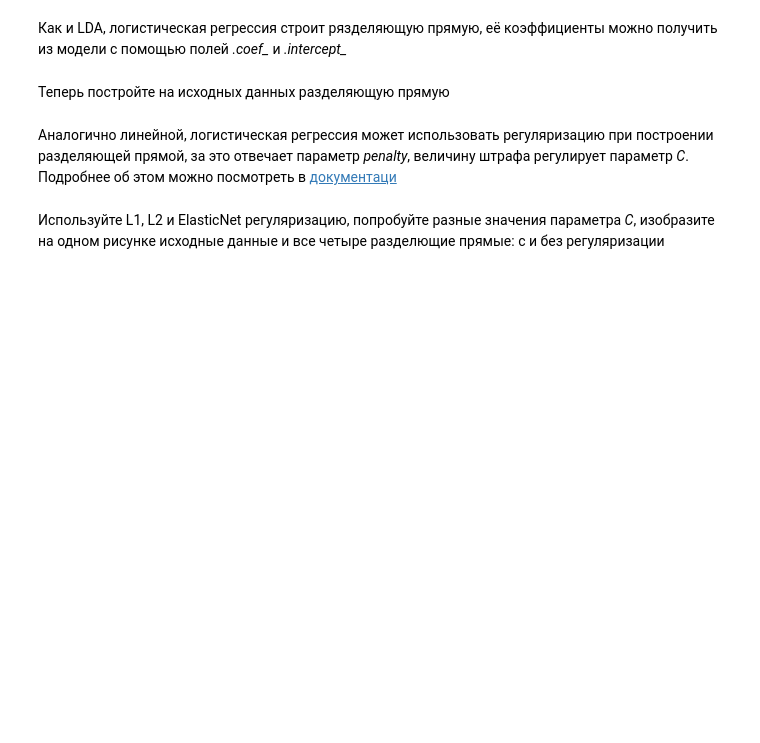
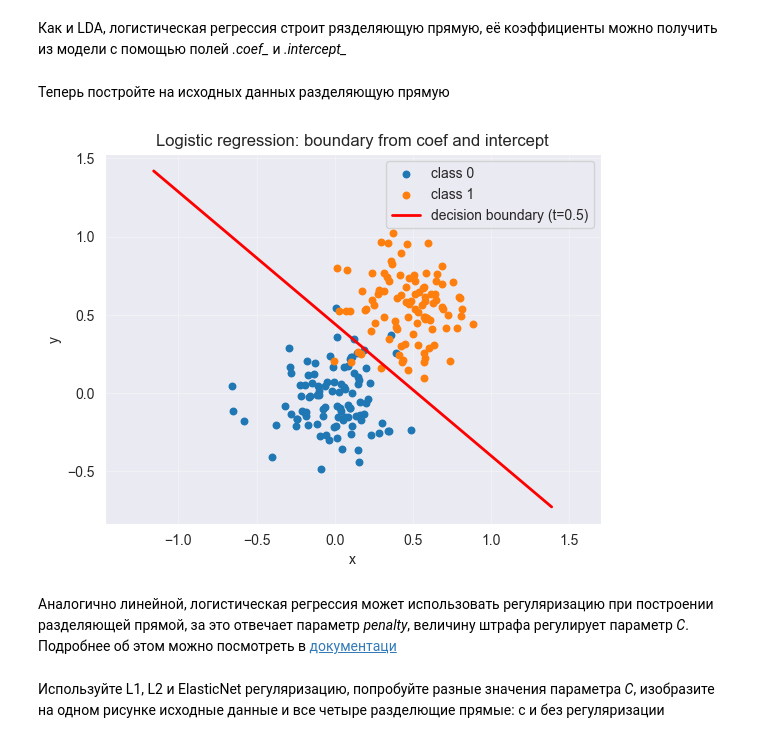
Before and after one commit to Saharochekl/FSR_ML, a Jupyter notebook: hometasks/Theme2/Sem02_03.ipynb, the cells around one changed output. Saved outputs shown, nothing was run; the diff lists cells and outputs as text; code cells hidden in the pictures; blank space fills up the shorter version.

```diff
--- a/hometasks/Theme2/Sem02_03.ipynb
+++ b/hometasks/Theme2/Sem02_03.ipynb
@@ -609,7 +612,28 @@ accuracy: 0.96
 # %% [markdown]
 Теперь постройте на исходных данных разделяющую прямую
 # %%
-#Your code here
+w1, w2 = log_reg.coef_[0]
+b = float(log_reg.intercept_[0])
+
+x_min, x_max = df["x"].min() - 0.5, df["x"].max() + 0.5
+xs = np.linspace(x_min, x_max, 400)
+
+plt.figure()
+plt.scatter(df[df["label"] == 0]["x"], df[df["label"] == 0]["y"], label="class 0", s=22)
+plt.scatter(df[df["label"] == 1]["x"], df[df["label"] == 1]["y"], label="class 1", s=22)
+
+if abs(w2) > 1e-12:
+    ys = -(w1*xs + b) / w2
+    plt.plot(xs, ys, "r-", lw=2, label="decision boundary (t=0.5)")
+else:
+    x_vert = -b / w1
+    plt.axvline(x_vert, color="r", lw=2, label="decision boundary (t=0.5)")
+
+plt.xlabel("x"); plt.ylabel("y"); plt.title("Logistic regression: boundary from coef and intercept")
+plt.legend(); plt.axis("equal"); plt.grid(alpha=0.3)
+plt.show()
+# %% [output]
+[figure, added]
 # %% [markdown]
 Аналогично линейной, логистическая регрессия может использовать регуляризацию при построении разделяющей прямой, за это отвечает параметр *penalty*, величину штрафа регулирует параметр *С*. Подробнее об этом можно посмотреть в [документаци](https://scikit-learn.org/stable/modules/generated/sklearn.linear_model.LogisticRegression.html)
 # %% [markdown]
```
Also changed, not shown: parts of 22 cells of this notebook.
